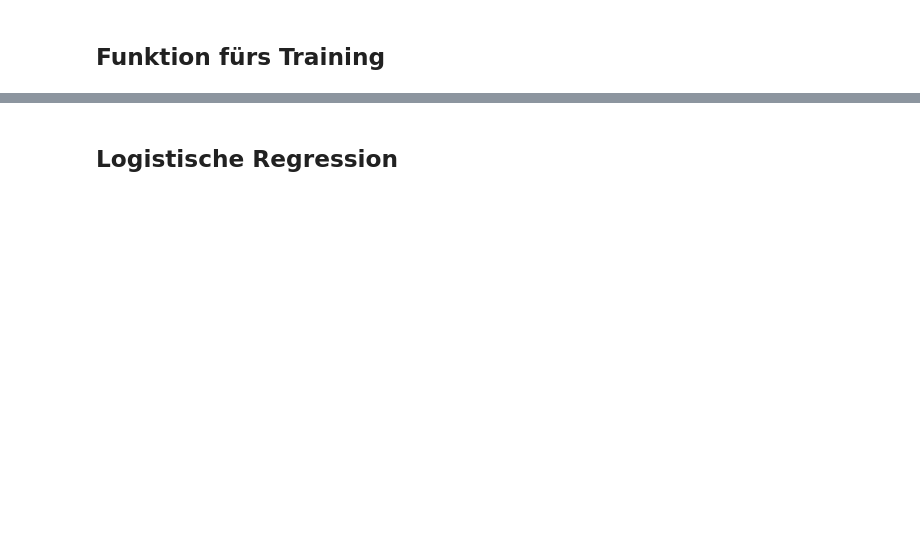
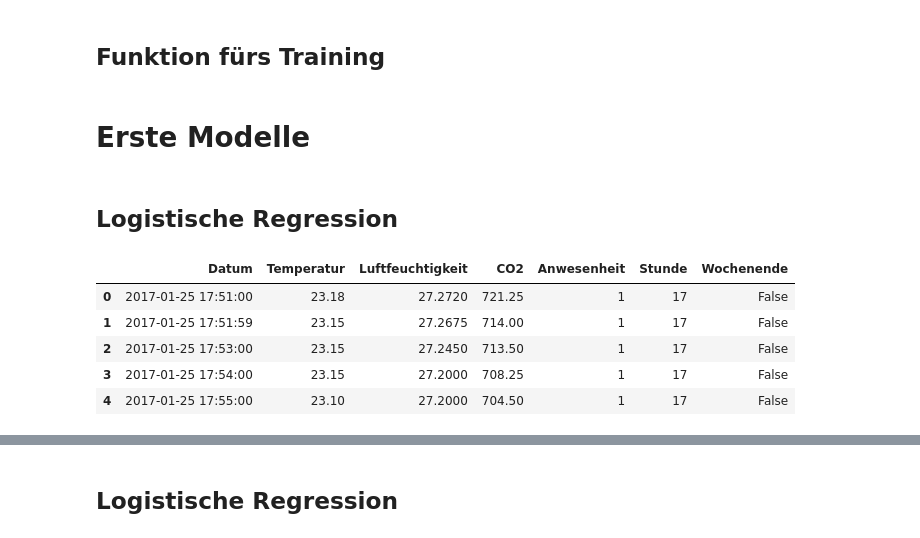
Before and after one commit to Gegentraum/ClassifierAnwesenheit, a Jupyter notebook: HVAC.ipynb, the cells around one changed output, grey strips where cells are left out. Drawn from its saved outputs; the diff is of its cells as text; code cells hidden in the pictures; blank space fills up the shorter version.

Commit message:
ohne_arbeitszeit

```diff
--- a/HVAC.ipynb
+++ b/HVAC.ipynb
@@ -119,3 +117,20 @@ def test_viz(m):
     df_test["Anwesenheit"] = m.predict(df_test)
     px.bar(df_test.resample("10min").mean(),y="CO2",color="Anwesenheit").show()
     df_test.drop(columns="Anwesenheit",inplace=True)
+# %% [markdown]
+# Erste Modelle
+# %% [markdown]
+## Logistische Regression
+# %%
+# Erstellung eines einfachen df zum testen der ersten Modelle
+df_e = df.drop(['Arbeitszeit'], axis = 1).reset_index()
+df_e['Stunde'] = df_e.Datum.dt.hour
+df_e['Wochenende'] = df_e.Datum.dt.day_of_week >= 5
+df_e.head()
+# %% [output]
+|  | Datum | Temperatur | Luftfeuchtigkeit | CO2 | Anwesenheit | Stunde | Wochenende |
+| 0 | 2017-01-25 17:51:00 | 23.18 | 27.2720 | 721.25 | 1 | 17 | False |
+| 1 | 2017-01-25 17:51:59 | 23.15 | 27.2675 | 714.00 | 1 | 17 | False |
+| 2 | 2017-01-25 17:53:00 | 23.15 | 27.2450 | 713.50 | 1 | 17 | False |
+| 3 | 2017-01-25 17:54:00 | 23.15 | 27.2000 | 708.25 | 1 | 17 | False |
+| 4 | 2017-01-25 17:55:00 | 23.10 | 27.2000 | 704.50 | 1 | 17 | False |
```
Also changed, not shown: parts of 26 cells of this notebook.
